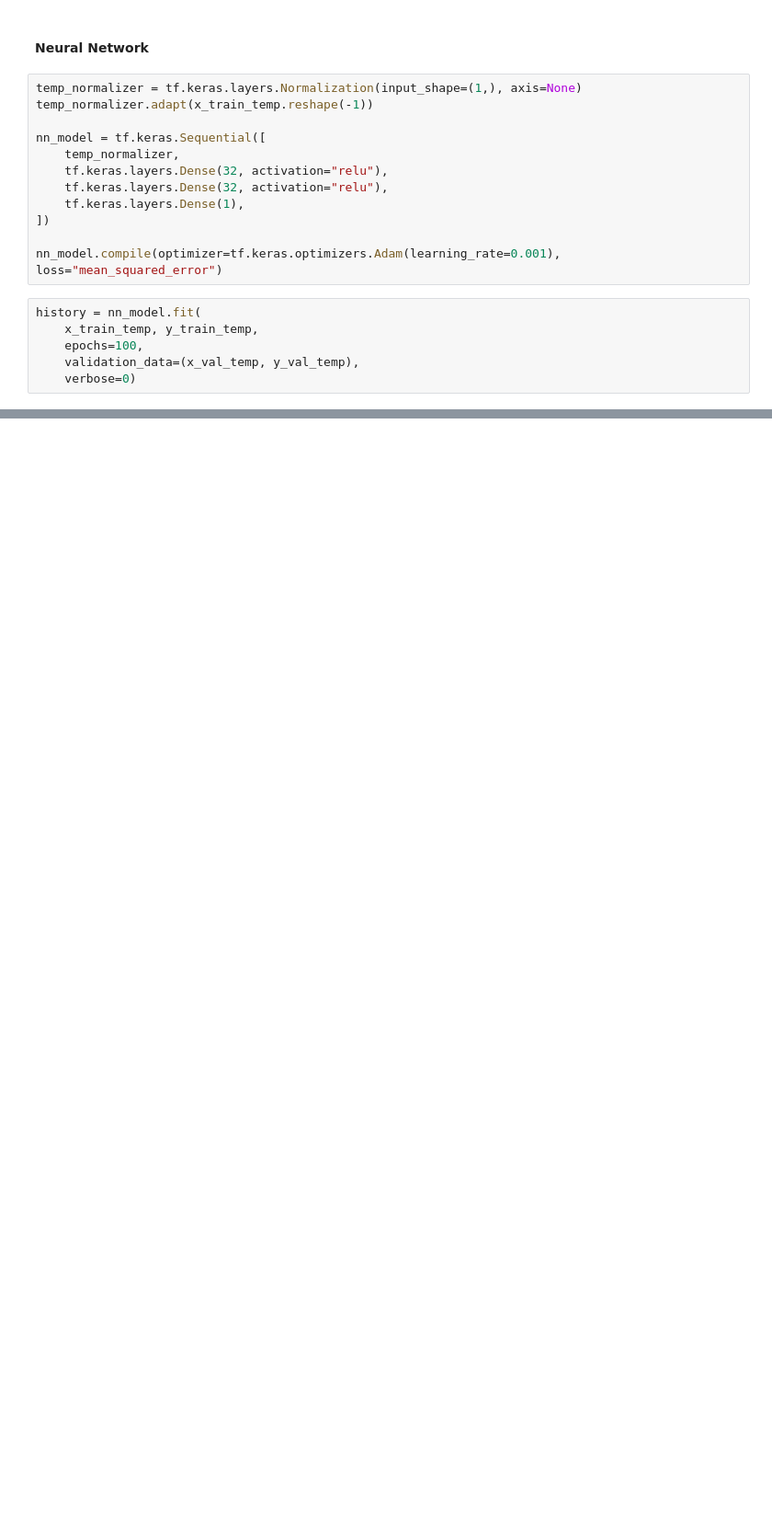
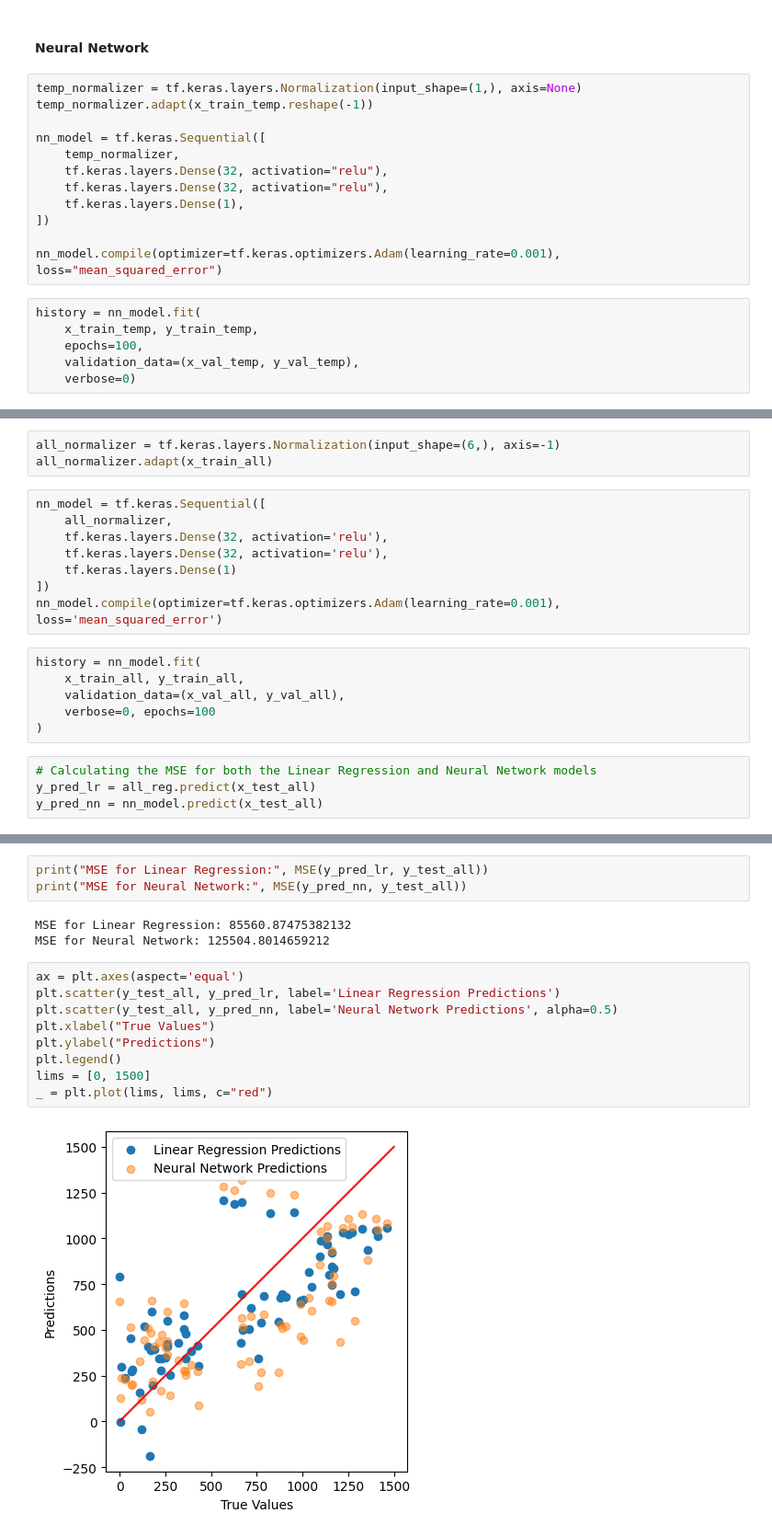
Before and after one commit to ishaanJ91/ml-learning, a Jupyter notebook: bikes-regression.ipynb, the cells around one changed output, grey strips where cells are left out. Shown at 92% size. Cells and saved outputs as stored; diff of their text form; blank space fills up the shorter version.

```diff
--- a/bikes-regression.ipynb
+++ b/bikes-regression.ipynb
@@ -200,0 +199,21 @@ plt.show()
+# %%
+all_normalizer = tf.keras.layers.Normalization(input_shape=(6,), axis=-1)
+all_normalizer.adapt(x_train_all)
+# %%
+nn_model = tf.keras.Sequential([
+    all_normalizer,
+    tf.keras.layers.Dense(32, activation='relu'),
+    tf.keras.layers.Dense(32, activation='relu'),
+    tf.keras.layers.Dense(1)
+])
+nn_model.compile(optimizer=tf.keras.optimizers.Adam(learning_rate=0.001), loss='mean_squared_error')
+# %%
+history = nn_model.fit(
+    x_train_all, y_train_all,
+    validation_data=(x_val_all, y_val_all),
+    verbose=0, epochs=100
+)
+# %%
+# Calculating the MSE for both the Linear Regression and Neural Network models
+y_pred_lr = all_reg.predict(x_test_all)
+y_pred_nn = nn_model.predict(x_test_all)
@@ -200,0 +225,17 @@ plt.show()
+# %%
+print("MSE for Linear Regression:", MSE(y_pred_lr, y_test_all))
+print("MSE for Neural Network:", MSE(y_pred_nn, y_test_all))
+# %% [output]
+MSE for Linear Regression: 85560.87475382132
+MSE for Neural Network: 125504.8014659212
+# %%
+ax = plt.axes(aspect='equal')
+plt.scatter(y_test_all, y_pred_lr, label='Linear Regression Predictions')
+plt.scatter(y_test_all, y_pred_nn, label='Neural Network Predictions', alpha=0.5)
+plt.xlabel("True Values")
+plt.ylabel("Predictions")
+plt.legend()
+lims = [0, 1500]
+_ = plt.plot(lims, lims, c="red")
+# %% [output]
+[figure, added]
```
Also changed, not shown: parts of 5 cells of this notebook, 1 other file.
